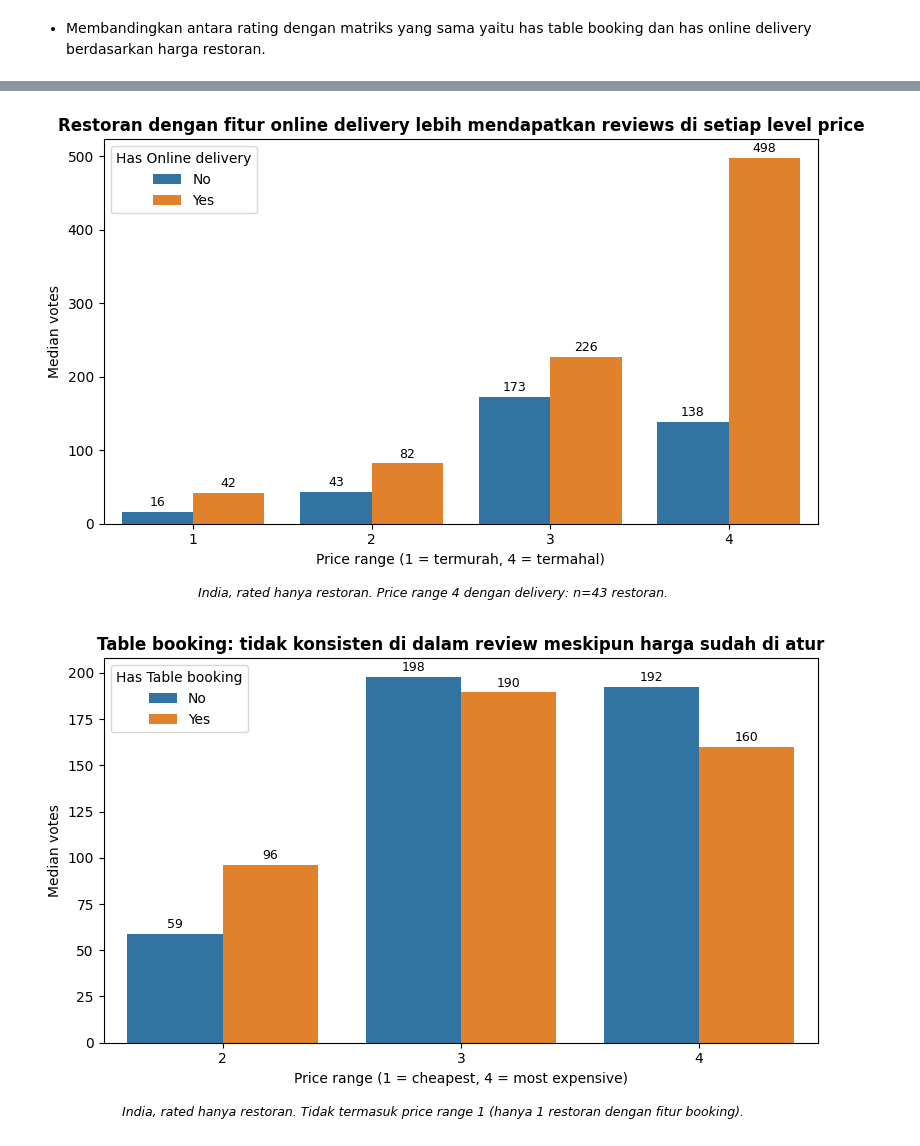
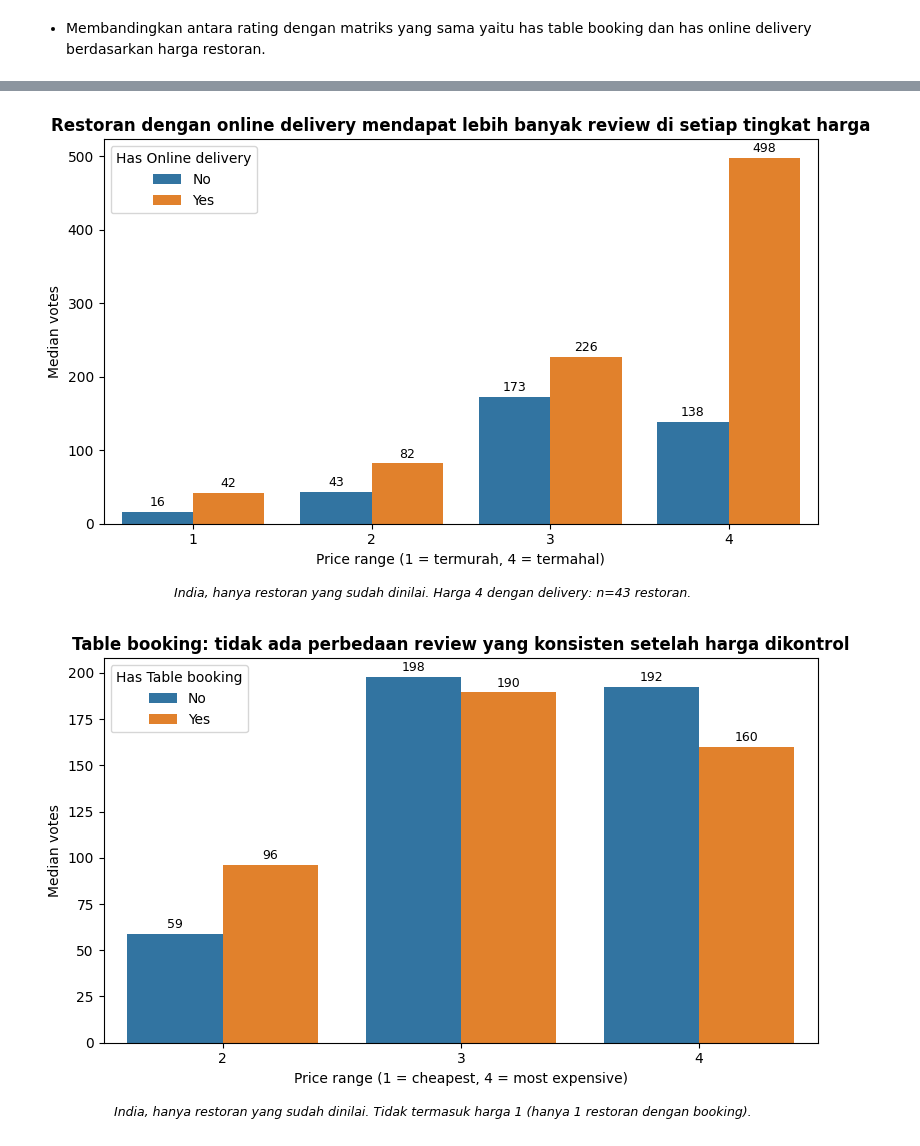
Before and after one commit to ZikriAzzuri5/zomato-india-features-ratings-analysis, a Jupyter notebook: zomato-india-features-ratings-analysis.ipynb, the cells around one changed output, grey strips where cells are left out. Drawn from its saved outputs; the diff is of its cells as text; code cells hidden in the pictures.

Commit message:
Kaggle Notebook | Zomato-india-features-ratings-analysis | Version 2

```diff
--- a/zomato-india-features-ratings-analysis.ipynb
+++ b/zomato-india-features-ratings-analysis.ipynb
@@ -300,40 +320,40 @@ sns.barplot(data=india_rated, x='Price range', y='Votes',
 for c in ax.containers:
     ax.bar_label(c, fmt='%.0f', padding=2, fontsize=9)  # nilai median; hapus 2 baris ini jika tidak perlu
 
-ax.set_title("Restoran dengan fitur online delivery lebih mendapatkan reviews di setiap level price",
+ax.set_title("Restoran dengan online delivery mendapat lebih banyak review di setiap tingkat harga",
              fontsize=12, fontweight='bold')
 ax.set_xlabel("Price range (1 = termurah, 4 = termahal)")
 ax.set_ylabel("Median votes")
 
-fig.text(0.5, 0.01, "India, rated hanya restoran. Price range 4 dengan delivery: n=43 restoran.",
+fig.text(0.5, 0.01, "India, hanya restoran yang sudah dinilai. Harga 4 dengan delivery: n=43 restoran.",
          ha='center', fontsize=9, style='italic')
 
 plt.tight_layout(rect=[0, 0.04, 1, 1])
 plt.show()
 # %% [output]
-[figure, old version]
+[figure, new version]
 # %%
 fig, ax = plt.subplots(figsize=(8, 5))
 
 sns.barplot(data=data_tb, x='Price range', y='Votes',
             hue='Has Table booking', order=[2, 3, 4], hue_order=HUE_ORDER,
             estimator='median', errorbar=None, ax=ax)
 
 for c in ax.containers:
     ax.bar_label(c, fmt='%.0f', padding=2, fontsize=9)
 
-ax.set_title("Table booking: tidak konsisten di dalam review meskipun harga sudah di atur",
+ax.set_title("Table booking: tidak ada perbedaan review yang konsisten setelah harga dikontrol",
              fontsize=12, fontweight='bold')
 ax.set_xlabel("Price range (1 = cheapest, 4 = most expensive)")
 ax.set_ylabel("Median votes")
 
-fig.text(0.5, 0.01, "India, rated hanya restoran. Tidak termasuk price range 1 (hanya 1 restoran dengan fitur booking).",
+fig.text(0.5, 0.01, "India, hanya restoran yang sudah dinilai. Tidak termasuk harga 1 (hanya 1 restoran dengan booking).",
          ha='center', fontsize=9, style='italic')
 
 plt.tight_layout(rect=[0, 0.04, 1, 1])
 plt.show()
 # %% [output]
-[figure, old version]
+[figure, new version]
 # %% [markdown]
 ## Kesimpulan
 
```
Also changed, not shown: parts of 6 cells of this notebook.
